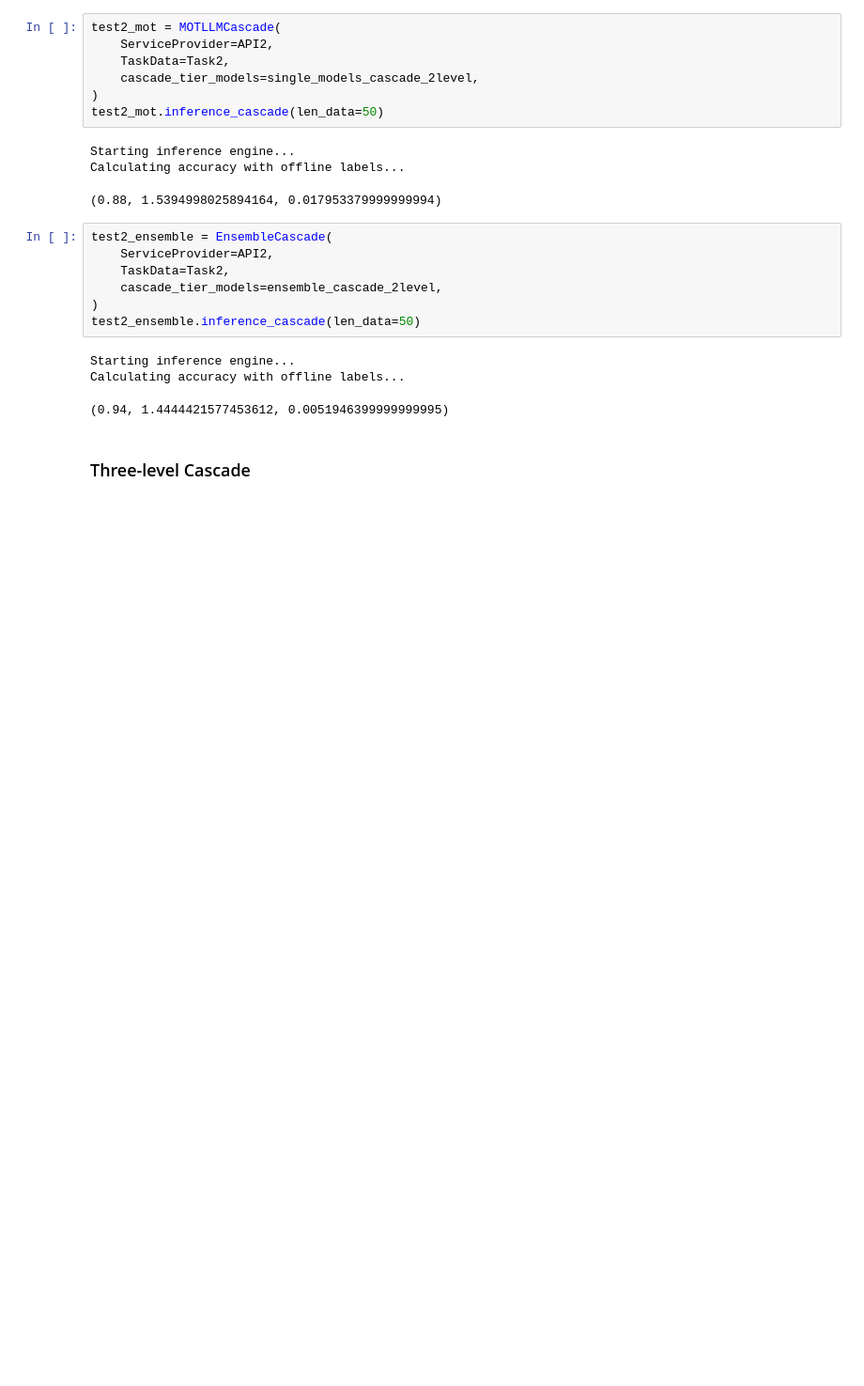
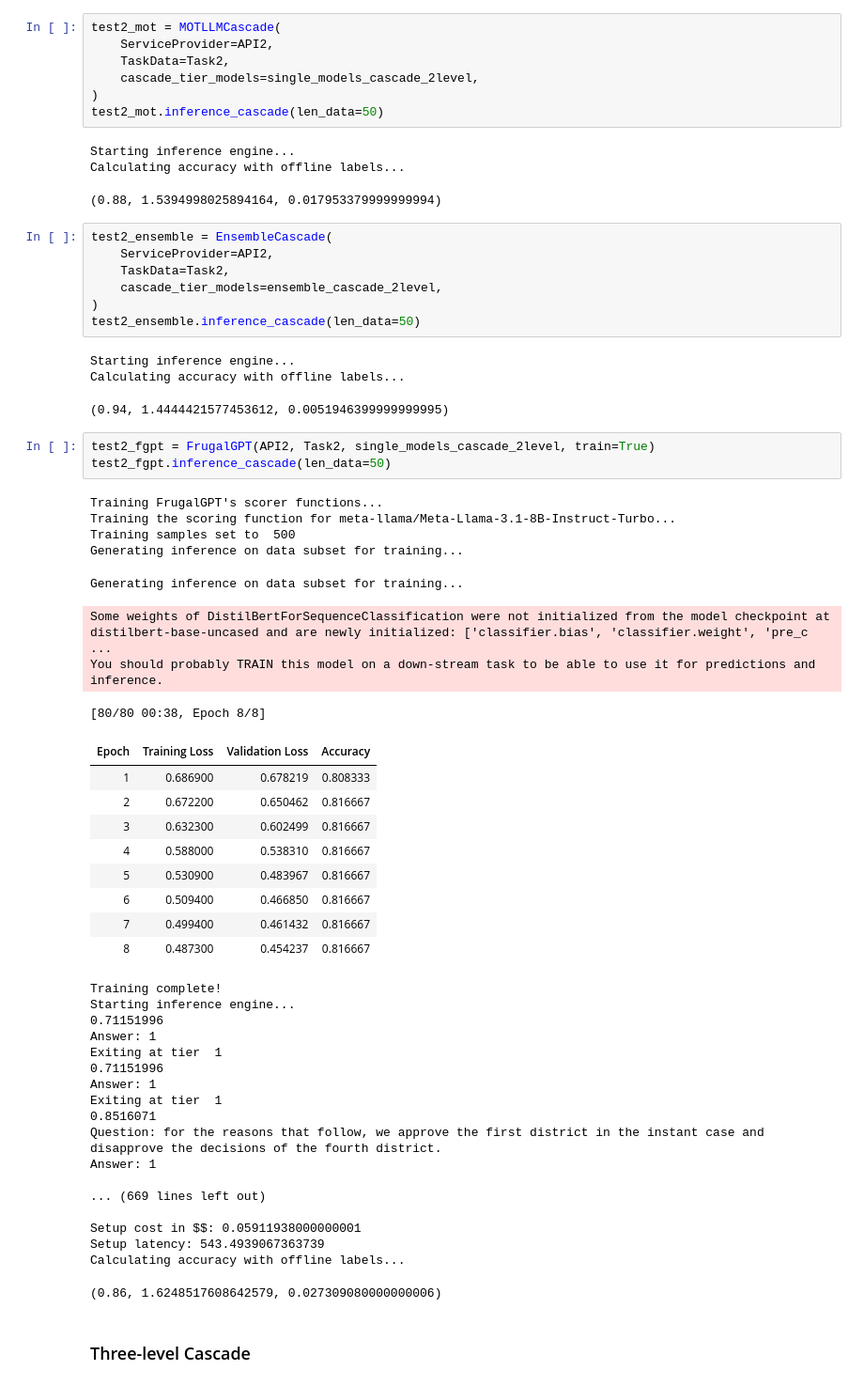
Before and after one commit to stevenkolawole/Agreement-Based-Cascading, a Jupyter notebook: run.ipynb, the cells around one changed output. Shown: that part at 94% size. Drawn from its saved outputs; the diff is of its cells as text; blank space fills up the shorter version.

```diff
--- a/run.ipynb
+++ b/run.ipynb
@@ -344,5 +491,44 @@ test2_ensemble.inference_cascade(len_data=50)
 Starting inference engine...
 Calculating accuracy with offline labels...
 (0.94, 1.4444421577453612, 0.0051946399999999995)
+# %%
+test2_fgpt = FrugalGPT(API2, Task2, single_models_cascade_2level, train=True)
+test2_fgpt.inference_cascade(len_data=50)
+# %% [output]
+Training FrugalGPT's scorer functions...
+Training the scoring function for meta-llama/Meta-Llama-3.1-8B-Instruct-Turbo...
+Training samples set to  500
+Generating inference on data subset for training...
+Generating inference on data subset for training...
+Some weights of DistilBertForSequenceClassification were not initialized from the model checkpoint at distilbert-base-uncased and are newly initialized: ['classifier.bias', 'classifier.weight', 'pre_c ...
+You should probably TRAIN this model on a down-stream task to be able to use it for predictions and inference.
+[80/80 00:38, Epoch 8/8]
+| Epoch | Training Loss | Validation Loss | Accuracy |
+| 1 | 0.686900 | 0.678219 | 0.808333 |
+| 2 | 0.672200 | 0.650462 | 0.816667 |
+| 3 | 0.632300 | 0.602499 | 0.816667 |
+| 4 | 0.588000 | 0.538310 | 0.816667 |
+| 5 | 0.530900 | 0.483967 | 0.816667 |
+| 6 | 0.509400 | 0.466850 | 0.816667 |
+| 7 | 0.499400 | 0.461432 | 0.816667 |
+| 8 | 0.487300 | 0.454237 | 0.816667 |
+Training complete!
+Starting inference engine...
+0.71151996
+Answer: 1
+Exiting at tier  1
+0.71151996
+Answer: 1
+Exiting at tier  1
+0.8516071
+Question: for the reasons that follow, we approve the first district in the instant case and disapprove the decisions of the fourth district.
+Answer: 1
+
+... (669 lines left out)
+
+Setup cost in $$: 0.05911938000000001
+Setup latency: 543.4939067363739
+Calculating accuracy with offline labels...
+(0.86, 1.6248517608642579, 0.027309080000000006)
 # %% [markdown]
 ### Three-level Cascade
```
Also changed, not shown: parts of 4 cells of this notebook, 2 other files.
